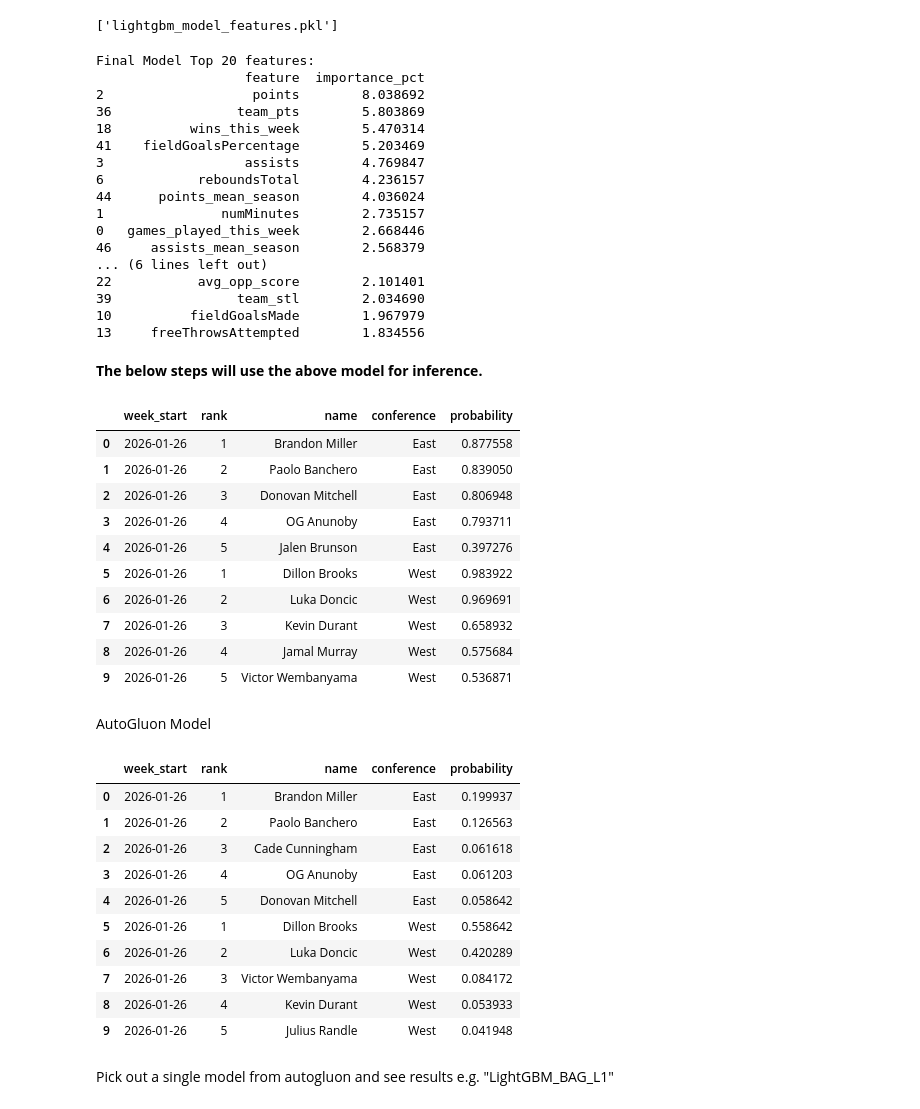
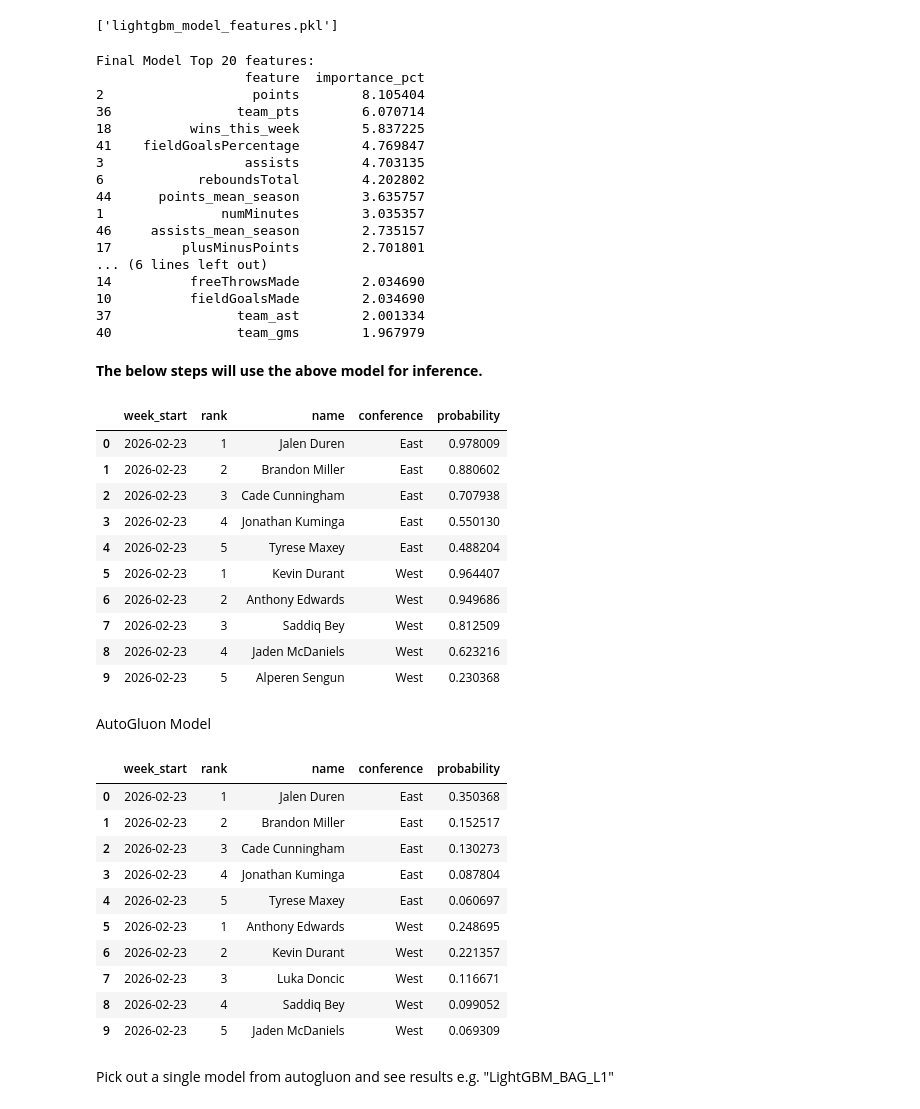
Before and after one commit to dejiandrew/nba-award-predictor, a Jupyter notebook: lightgbm_model.ipynb, the cells around one changed output. Drawn from its saved outputs; the diff is of its cells as text; code cells hidden in the pictures.

```diff
--- a/lightgbm_model.ipynb
+++ b/lightgbm_model.ipynb
@@ -286,6 +286,8 @@ Name: player_efficiency_rating, dtype: float64
 # features_overall_weekly_df = features_overall_weekly_df[features_overall_weekly_df['week_start'] != '2025-11-24']
 # features_overall_weekly_df = features_overall_weekly_df[features_overall_weekly_df['week_start'] != '2025-11-17']
 # features_overall_weekly_df = features_overall_weekly_df[features_overall_weekly_df['week_start'] != '2025-11-10']
+
+features_overall_weekly_df = features_overall_weekly_df[features_overall_weekly_df['week_start'] != '2026-02-23']
 # %%
 features_overall_weekly_df.columns
 # %% [output]
@@ -555,21 +557,21 @@ print(final_feature_importance.head(20)[['feature','importance_pct']])
 # %% [output]
 Final Model Top 20 features:
                    feature  importance_pct
-2                   points        8.038692
-36                team_pts        5.803869
-18          wins_this_week        5.470314
-41    fieldGoalsPercentage        5.203469
-3                  assists        4.769847
-6            reboundsTotal        4.236157
-44      points_mean_season        4.036024
-1               numMinutes        2.735157
-0   games_played_this_week        2.668446
-46     assists_mean_season        2.568379
+2                   points        8.105404
+36                team_pts        6.070714
+18          wins_this_week        5.837225
+41    fieldGoalsPercentage        4.769847
+3                  assists        4.703135
+6            reboundsTotal        4.202802
+44      points_mean_season        3.635757
+1               numMinutes        3.035357
+46     assists_mean_season        2.735157
+17         plusMinusPoints        2.701801
 ... (6 lines left out)
-22           avg_opp_score        2.101401
-39                team_stl        2.034690
-10          fieldGoalsMade        1.967979
-13     freeThrowsAttempted        1.834556
+14          freeThrowsMade        2.034690
+10          fieldGoalsMade        2.034690
+37                team_ast        2.001334
+40                team_gms        1.967979
 # %% [markdown]
 **The below steps will use the above model for inference.**
 # %%
@@ -753,44 +755,44 @@ def get_potw_predictions(week_start: str):
 
   # Now partition by season, week, and conference and return top 5 for each conference
   results
   query = f"""
   WITH CTE AS (SELECT *,
   RANK() OVER(PARTITION BY season, week, conference ORDER BY probability DESC) AS rank
   FROM results
   )
 
   ,CTE2 AS (
   SELECT * FROM CTE WHERE conference = 'East' AND rank <= 5
   UNION ALL
   SELECT * FROM CTE WHERE conference = 'West' AND rank <= 5
 
   )
   SELECT
   '{week_start}' AS week_start
   ,rank
   ,full_name as name
   ,conference
   ,probability
   FROM CTE2
   """
 
   top_five_per_conference = duckdb.query(query).df()
 
   return top_five_per_conference
 
-get_potw_predictions('2026-01-26')
+get_potw_predictions('2026-02-23')
 # %% [output]
 |  | week_start | rank | name | conference | probability |
-| 0 | 2026-01-26 | 1 | Brandon Miller | East | 0.877558 |
-| 1 | 2026-01-26 | 2 | Paolo Banchero | East | 0.839050 |
-| 2 | 2026-01-26 | 3 | Donovan Mitchell | East | 0.806948 |
-| 3 | 2026-01-26 | 4 | OG Anunoby | East | 0.793711 |
-| 4 | 2026-01-26 | 5 | Jalen Brunson | East | 0.397276 |
-| 5 | 2026-01-26 | 1 | Dillon Brooks | West | 0.983922 |
-| 6 | 2026-01-26 | 2 | Luka Doncic | West | 0.969691 |
-| 7 | 2026-01-26 | 3 | Kevin Durant | West | 0.658932 |
-| 8 | 2026-01-26 | 4 | Jamal Murray | West | 0.575684 |
-| 9 | 2026-01-26 | 5 | Victor Wembanyama | West | 0.536871 |
+| 0 | 2026-02-23 | 1 | Jalen Duren | East | 0.978009 |
+| 1 | 2026-02-23 | 2 | Brandon Miller | East | 0.880602 |
+| 2 | 2026-02-23 | 3 | Cade Cunningham | East | 0.707938 |
+| 3 | 2026-02-23 | 4 | Jonathan Kuminga | East | 0.550130 |
+| 4 | 2026-02-23 | 5 | Tyrese Maxey | East | 0.488204 |
+| 5 | 2026-02-23 | 1 | Kevin Durant | West | 0.964407 |
+| 6 | 2026-02-23 | 2 | Anthony Edwards | West | 0.949686 |
+| 7 | 2026-02-23 | 3 | Saddiq Bey | West | 0.812509 |
+| 8 | 2026-02-23 | 4 | Jaden McDaniels | West | 0.623216 |
+| 9 | 2026-02-23 | 5 | Alperen Sengun | West | 0.230368 |
 # %% [markdown]
 AutoGluon Model
 # %%
@@ -866,19 +868,19 @@ def get_potw_predictions(week_start: str):
 
   return top_five_per_conference
 
-get_potw_predictions('2026-01-26')
+get_potw_predictions('2026-02-23')
 # %% [output]
 |  | week_start | rank | name | conference | probability |
-| 0 | 2026-01-26 | 1 | Brandon Miller | East | 0.199937 |
-| 1 | 2026-01-26 | 2 | Paolo Banchero | East | 0.126563 |
-| 2 | 2026-01-26 | 3 | Cade Cunningham | East | 0.061618 |
-| 3 | 2026-01-26 | 4 | OG Anunoby | East | 0.061203 |
-| 4 | 2026-01-26 | 5 | Donovan Mitchell | East | 0.058642 |
-| 5 | 2026-01-26 | 1 | Dillon Brooks | West | 0.558642 |
-| 6 | 2026-01-26 | 2 | Luka Doncic | West | 0.420289 |
-| 7 | 2026-01-26 | 3 | Victor Wembanyama | West | 0.084172 |
-| 8 | 2026-01-26 | 4 | Kevin Durant | West | 0.053933 |
-| 9 | 2026-01-26 | 5 | Julius Randle | West | 0.041948 |
+| 0 | 2026-02-23 | 1 | Jalen Duren | East | 0.350368 |
+| 1 | 2026-02-23 | 2 | Brandon Miller | East | 0.152517 |
+| 2 | 2026-02-23 | 3 | Cade Cunningham | East | 0.130273 |
+| 3 | 2026-02-23 | 4 | Jonathan Kuminga | East | 0.087804 |
+| 4 | 2026-02-23 | 5 | Tyrese Maxey | East | 0.060697 |
+| 5 | 2026-02-23 | 1 | Anthony Edwards | West | 0.248695 |
+| 6 | 2026-02-23 | 2 | Kevin Durant | West | 0.221357 |
+| 7 | 2026-02-23 | 3 | Luka Doncic | West | 0.116671 |
+| 8 | 2026-02-23 | 4 | Saddiq Bey | West | 0.099052 |
+| 9 | 2026-02-23 | 5 | Jaden McDaniels | West | 0.069309 |
 # %% [markdown]
 Pick out a single model from autogluon and see results e.g. "LightGBM_BAG_L1"
 # %%
```
Also changed, not shown: parts of 12 cells of this notebook.
